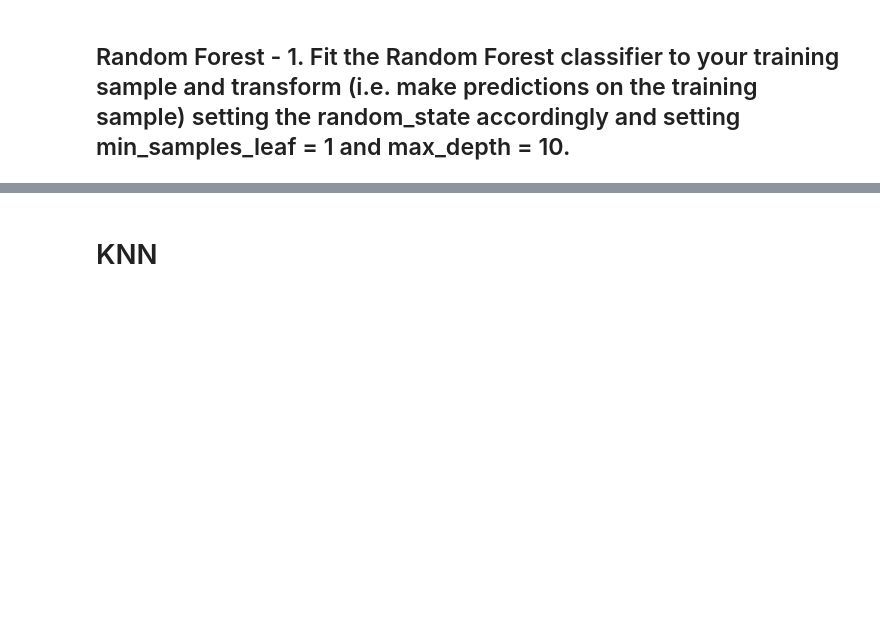
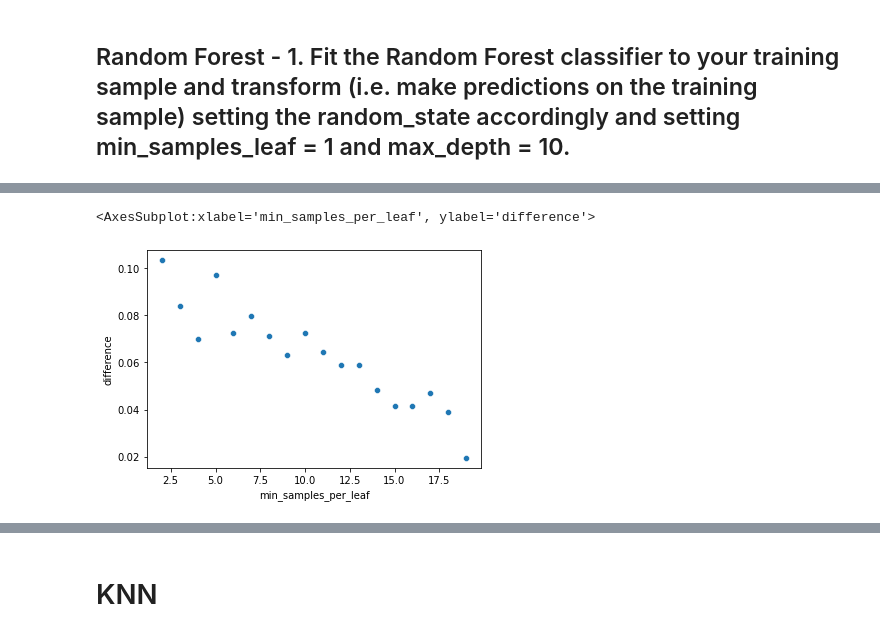
Before and after one commit to randyfrench/classification-exercises, a Jupyter notebook: model.ipynb, the cells around one changed output, grey strips where cells are left out. Drawn from its saved outputs; the diff is of its cells as text; code cells hidden in the pictures; blank space fills up the shorter version.

```diff
--- a/model.ipynb
+++ b/model.ipynb
@@ -355,0 +520,5 @@ rf = rf.fit(X_train, y_train)
+# %%
+sns.scatterplot(x="min_samples_per_leaf", y="difference", data=df)
+# %% [output]
+<AxesSubplot:xlabel='min_samples_per_leaf', ylabel='difference'>
+[figure, added]
```
Also changed, not shown: parts of 27 cells of this notebook.
